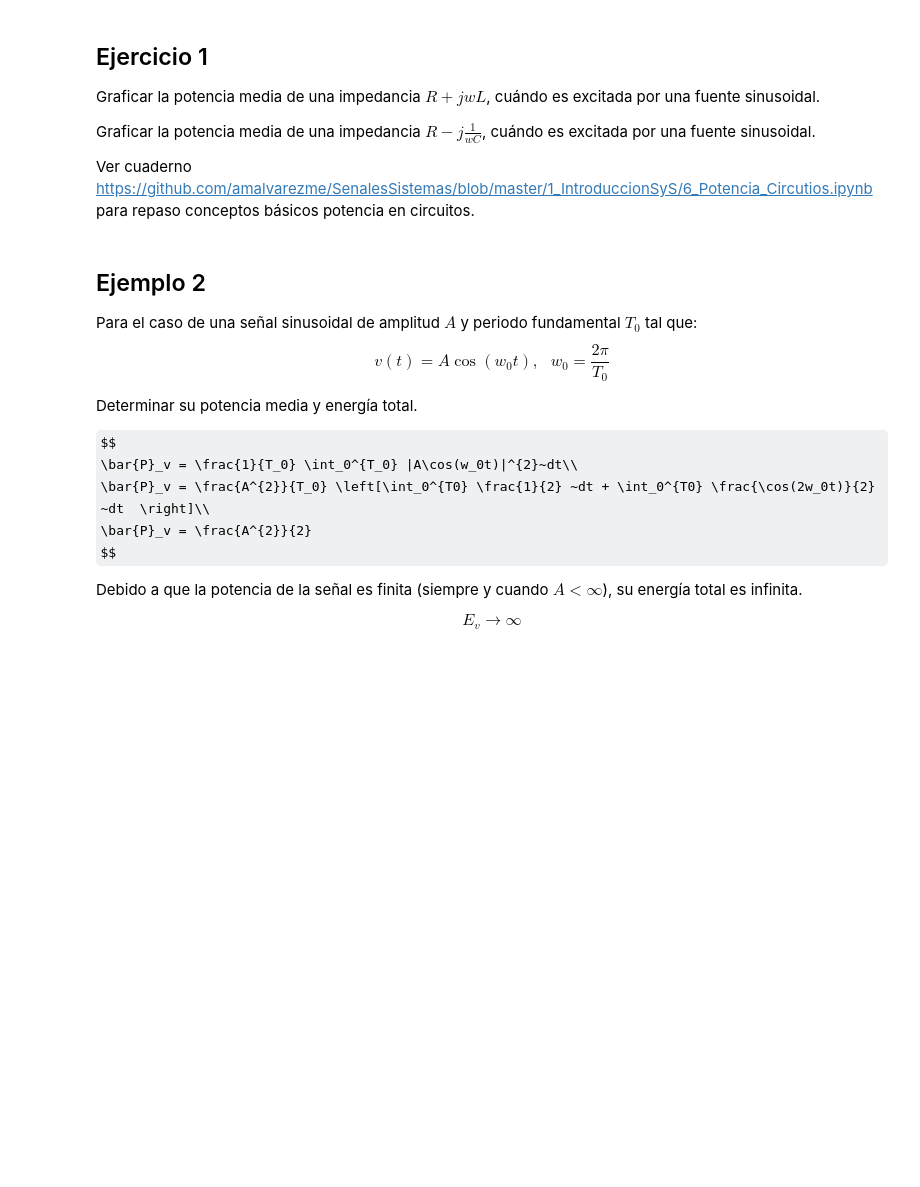
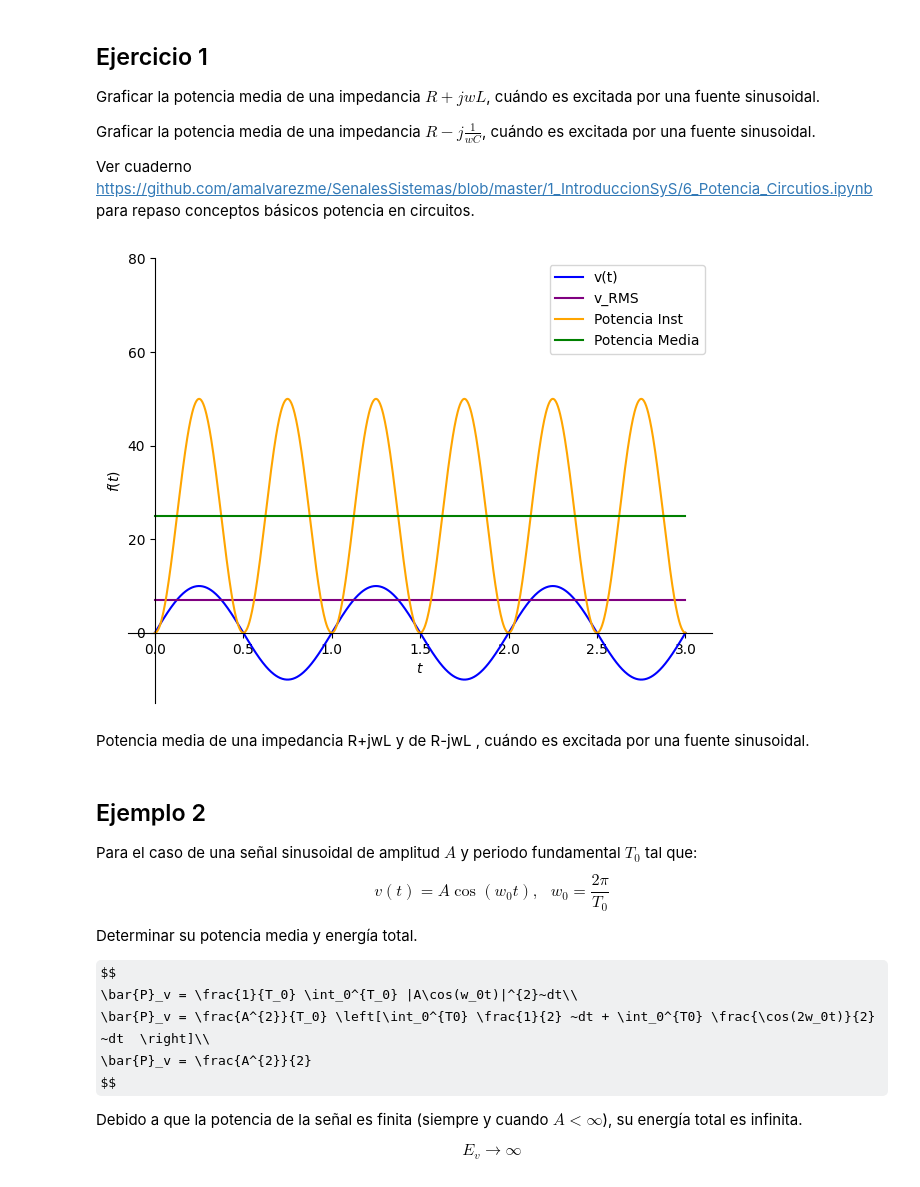
Before and after one commit to Jleytong/Se-alesySistemas, a Jupyter notebook: Cuaderno5.ipynb, the cells around one changed output. Drawn from its saved outputs; the diff is of its cells as text; code cells hidden in the pictures; some formulas as TeX source; blank space fills up the shorter version.

```diff
--- a/Cuaderno5.ipynb
+++ b/Cuaderno5.ipynb
@@ -212,6 +212,46 @@ Graficar la potencia media de una impedancia $R+jwL$, cuándo es excitada por un
 Graficar la potencia media de una impedancia $R-j\frac{1}{wC} $, cuándo es excitada por una fuente sinusoidal.
 
 Ver cuaderno [https://github.com/amalvarezme/SenalesSistemas/blob/master/1_IntroduccionSyS/6_Potencia_Circutios.ipynb](https://github.com/amalvarezme/SenalesSistemas/blob/master/1_IntroduccionSyS/6_Potencia_Circutios.ipynb) para repaso conceptos básicos potencia en circuitos.
+# %%
+import warnings
+from sympy import symbols, sin, pi, integrate, plot, sqrt
+
+warnings.filterwarnings("ignore")
+
+# Variables simbólicas
+t, Vm, R, w = symbols('t Vm R w', real=True, positive=True)
+
+# Parámetros numéricos
+Vm_val = 10
+R_val = 2
+w_val = 2 * pi
+T_val = 2 * pi / w_val
+
+# Señal
+v = Vm_val * sin(w_val * t)
+v_rms = Vm_val / sqrt(2)
+p_inst = v**2 / R_val
+p_avg = integrate(p_inst, (t, 0, T_val)) / T_val
+
+# Límites
+t_limits = (t, 0, 3)
+ylim = [-15, 80]
+
+# Gráficas
+p1 = plot(v, t_limits, ylim=ylim, show=False, line_color='blue', legend=True, label='v(t)')
+p2 = plot(v_rms, t_limits, ylim=ylim, show=False, line_color='purple', legend=True, label='v_RMS')
+p3 = plot(p_inst, t_limits, ylim=ylim, show=False, line_color='orange', legend=True, label='Potencia Inst')
+p4 = plot(p_avg, t_limits, ylim=ylim, show=False, line_color='green', legend=True, label='Potencia Media')
+
+# Unir todo
+p1.extend(p2)
+p1.extend(p3)
+p1.extend(p4)
+p1.show()
+# %% [output]
+[figure, added]
+# %% [markdown]
+Potencia media de una impedancia  R+jwL y de R-jwL , cuándo es excitada por una fuente sinusoidal.
 # %% [markdown]
 ## Ejemplo 2
 
```
Also changed, not shown: parts of 9 cells of this notebook.
